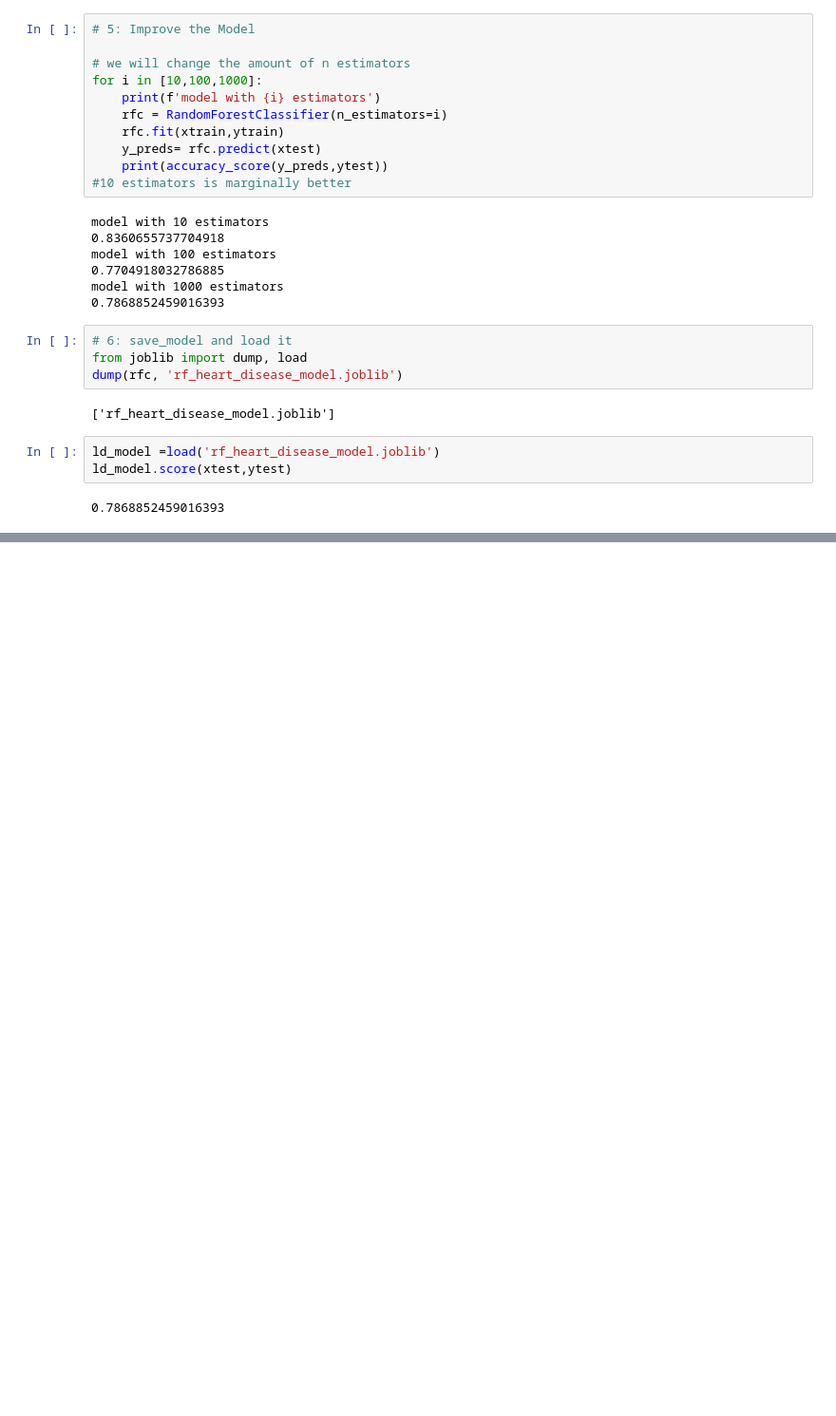
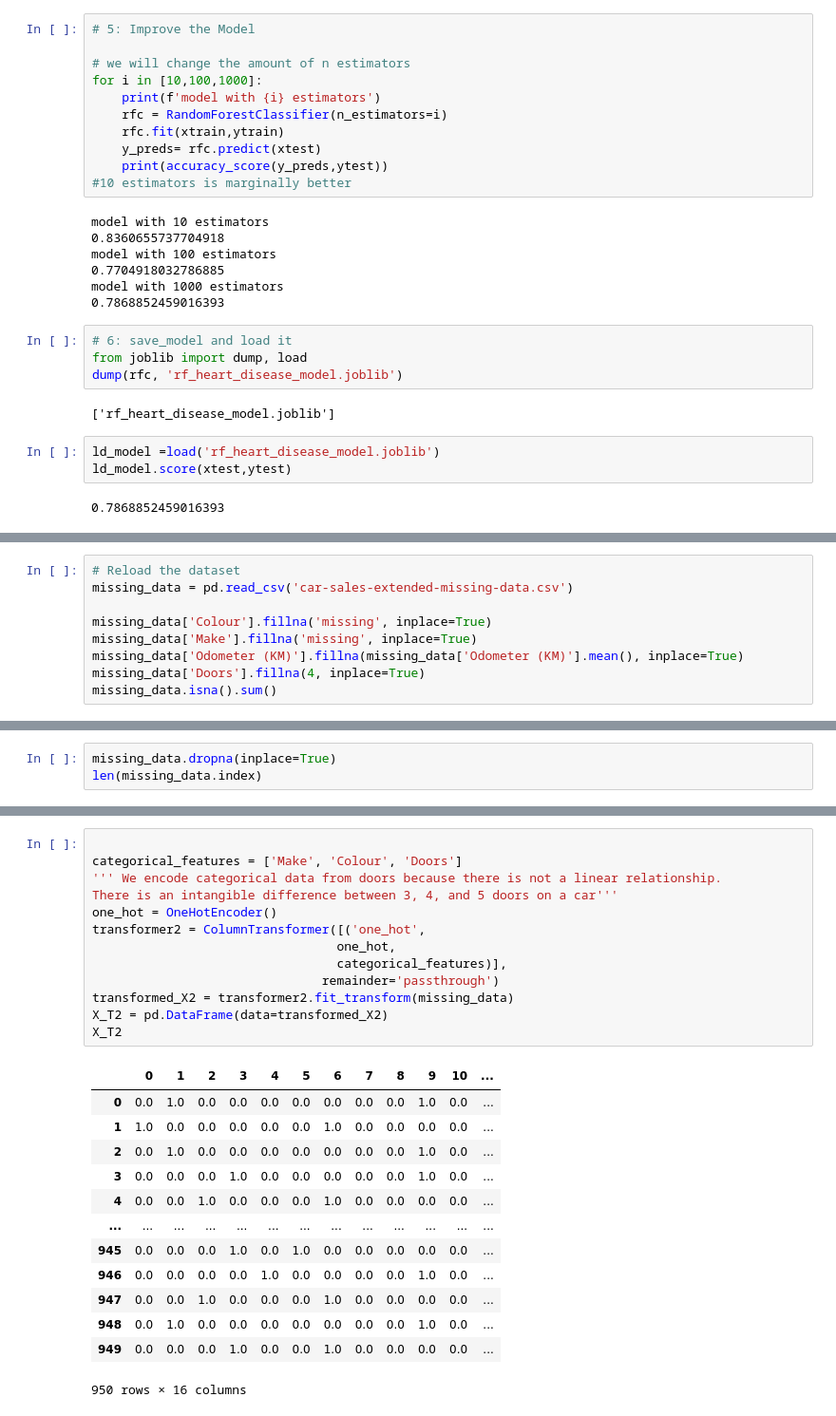
Before and after one commit to Fritz-Stevenson/Machine-Learning, a Jupyter notebook: Sci-Kit-Learn-Walkthrough.ipynb, the cells around one changed output, grey strips where cells are left out. Shown at 95% size. Drawn from its saved outputs; the diff is of its cells as text; blank space fills up the shorter version.

```diff
--- a/Sci-Kit-Learn-Walkthrough.ipynb
+++ b/Sci-Kit-Learn-Walkthrough.ipynb
@@ -151,0 +295,9 @@ ld_model.score(xtest,ytest)
+# %%
+# Reload the dataset
+missing_data = pd.read_csv('car-sales-extended-missing-data.csv')
+
+missing_data['Colour'].fillna('missing', inplace=True)
+missing_data['Make'].fillna('missing', inplace=True)
+missing_data['Odometer (KM)'].fillna(missing_data['Odometer (KM)'].mean(), inplace=True)
+missing_data['Doors'].fillna(4, inplace=True)
+missing_data.isna().sum()
@@ -151,0 +311,3 @@ ld_model.score(xtest,ytest)
+# %%
+missing_data.dropna(inplace=True)
+len(missing_data.index)
@@ -151,0 +341,27 @@ ld_model.score(xtest,ytest)
+# %%
+
+categorical_features = ['Make', 'Colour', 'Doors']
+''' We encode categorical data from doors because there is not a linear relationship.
+There is an intangible difference between 3, 4, and 5 doors on a car'''
+one_hot = OneHotEncoder()
+transformer2 = ColumnTransformer([('one_hot',
+                                 one_hot,
+                                 categorical_features)],
+                               remainder='passthrough')
+transformed_X2 = transformer2.fit_transform(missing_data)
+X_T2 = pd.DataFrame(data=transformed_X2)
+X_T2
+# %% [output]
+|  | 0 | 1 | 2 | 3 | 4 | 5 | 6 | 7 | 8 | 9 | 10 | ... |
+| 0 | 0.0 | 1.0 | 0.0 | 0.0 | 0.0 | 0.0 | 0.0 | 0.0 | 0.0 | 1.0 | 0.0 | ... |
+| 1 | 1.0 | 0.0 | 0.0 | 0.0 | 0.0 | 0.0 | 1.0 | 0.0 | 0.0 | 0.0 | 0.0 | ... |
+| 2 | 0.0 | 1.0 | 0.0 | 0.0 | 0.0 | 0.0 | 0.0 | 0.0 | 0.0 | 1.0 | 0.0 | ... |
+| 3 | 0.0 | 0.0 | 0.0 | 1.0 | 0.0 | 0.0 | 0.0 | 0.0 | 0.0 | 1.0 | 0.0 | ... |
+| 4 | 0.0 | 0.0 | 1.0 | 0.0 | 0.0 | 0.0 | 1.0 | 0.0 | 0.0 | 0.0 | 0.0 | ... |
+| ... | ... | ... | ... | ... | ... | ... | ... | ... | ... | ... | ... | ... |
+| 945 | 0.0 | 0.0 | 0.0 | 1.0 | 0.0 | 1.0 | 0.0 | 0.0 | 0.0 | 0.0 | 0.0 | ... |
+| 946 | 0.0 | 0.0 | 0.0 | 0.0 | 1.0 | 0.0 | 0.0 | 0.0 | 0.0 | 1.0 | 0.0 | ... |
+| 947 | 0.0 | 0.0 | 1.0 | 0.0 | 0.0 | 0.0 | 1.0 | 0.0 | 0.0 | 0.0 | 0.0 | ... |
+| 948 | 0.0 | 1.0 | 0.0 | 0.0 | 0.0 | 0.0 | 0.0 | 0.0 | 0.0 | 1.0 | 0.0 | ... |
+| 949 | 0.0 | 0.0 | 0.0 | 1.0 | 0.0 | 0.0 | 1.0 | 0.0 | 0.0 | 0.0 | 0.0 | ... |
+950 rows × 16 columns
```
Also changed, not shown: parts of 17 cells of this notebook.
